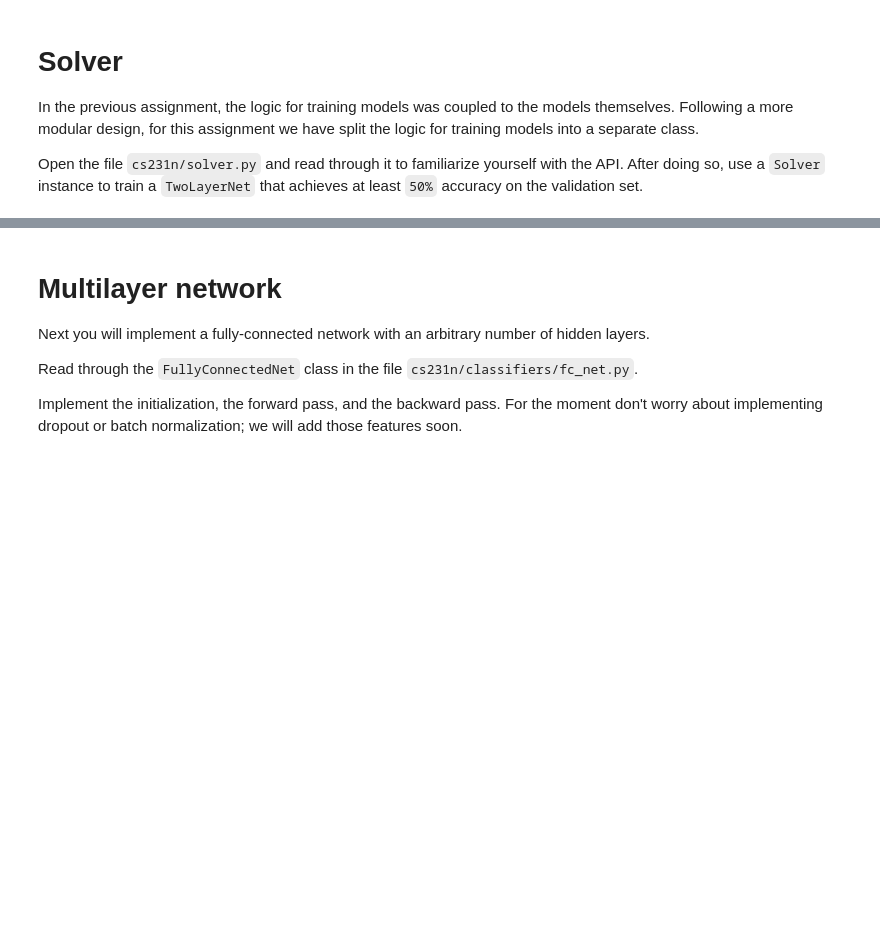
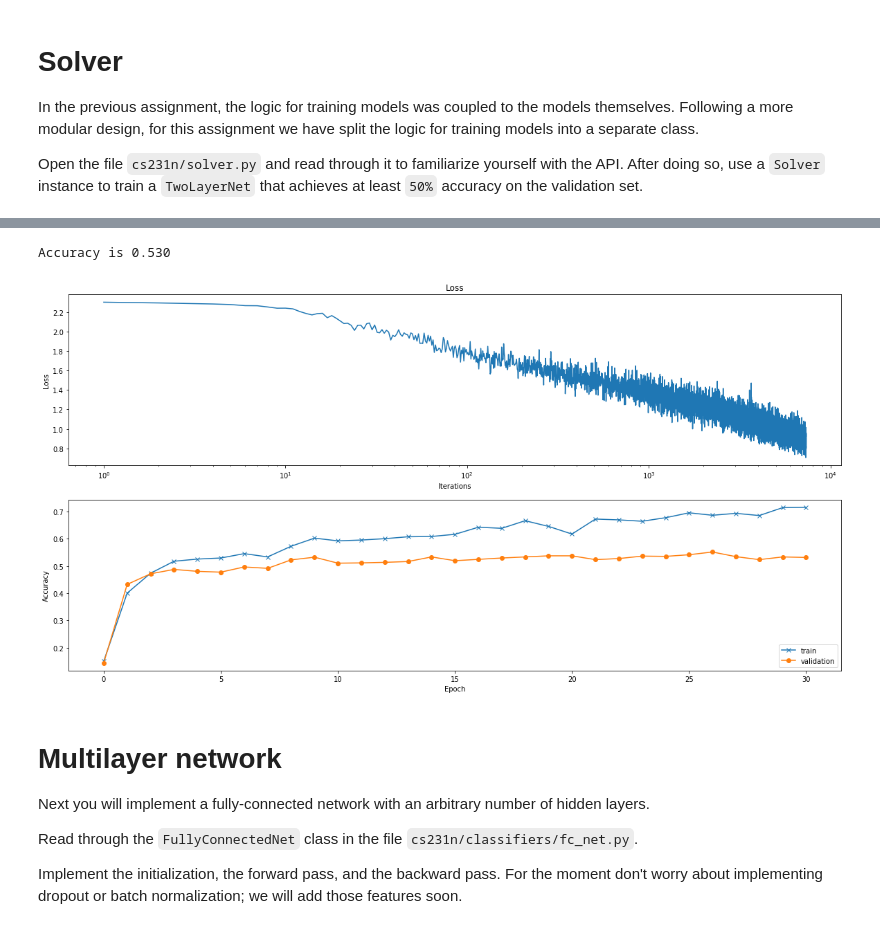
Before and after one commit to PhySci/cs231, a Jupyter notebook: assignment2/FullyConnectedNets.ipynb, the cells around one changed output, grey strips where cells are left out. Drawn from its saved outputs; the diff is of its cells as text; code cells hidden in the pictures; blank space fills up the shorter version.

```diff
--- a/assignment2/FullyConnectedNets.ipynb
+++ b/assignment2/FullyConnectedNets.ipynb
@@ -294,3 +395,29 @@ plt.show()
+# %%
+solver.check_accuracy(X_test, y_test);
+# %% [output]
+Accuracy is 0.530
+# %%
+def plotHisttory(model):
+    """
+    Plot curves of the model's training.
+    """
+    plt.figure(figsize=[20, 10])
+    plt.subplot(211)
+    plt.semilogx(solver.loss_history)
+    plt.title('Loss');
+    plt.xlabel('Iterations');
+    plt.ylabel('Loss');
+
+    plt.subplot(212)
+    plt.plot(solver.train_acc_history, '-x', label ='train')
+    plt.plot(solver.val_acc_history, '-o', label ='validation')
+    plt.legend(loc='lower right')
+    plt.xlabel('Epoch')
+    plt.ylabel('Accuracy')
+# %%
+plotHisttory(solver)
+# %% [output]
+[figure, added]
 # %% [markdown]
 # Multilayer network
 Next you will implement a fully-connected network with an arbitrary number of hidden layers.
```
Also changed, not shown: parts of 14 cells of this notebook, 5 other files.
